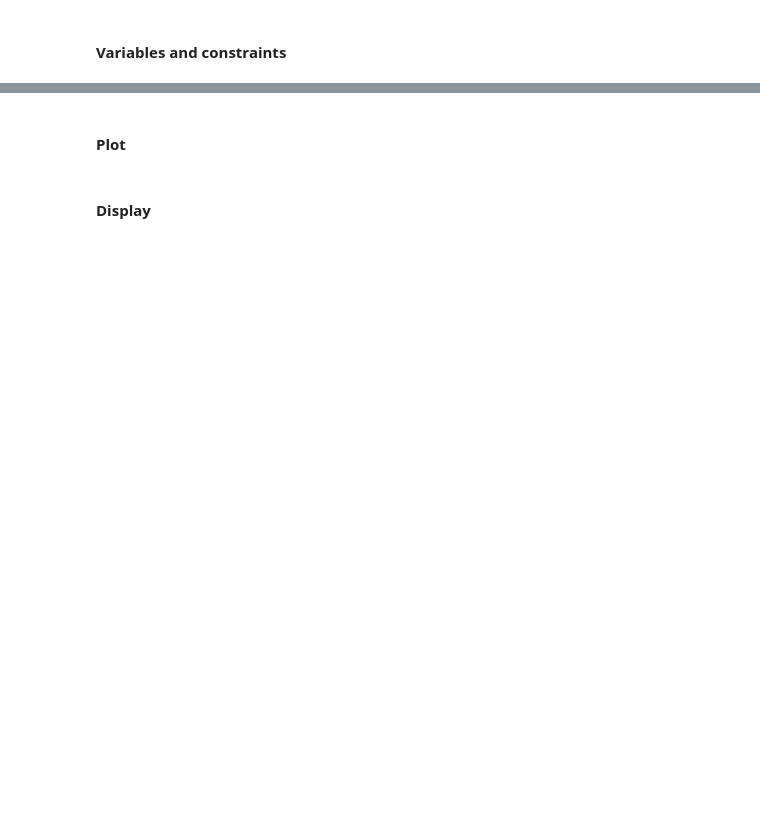
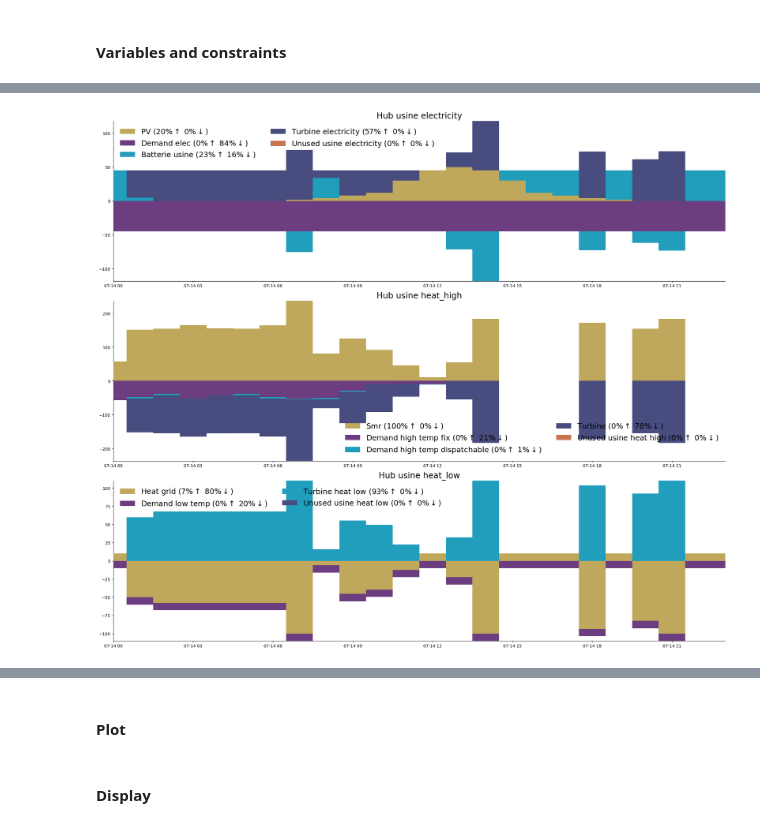
Before and after one commit to hortense-ronzani/EnerPyFlow, a Jupyter notebook: workflow.ipynb, the cells around one changed output, grey strips where cells are left out. Saved outputs shown, nothing was run; the diff lists cells and outputs as text; code cells hidden in the pictures; blank space fills up the shorter version.

```diff
--- a/workflow.ipynb
+++ b/workflow.ipynb
@@ -46,3 +44,7 @@ H.hubs
+# %%
+H.plot_hubs(save=False)
+# %% [output]
+[figure, added]
 # %%
 H.objective_value
 # %% [output]
```
Also changed, not shown: parts of 22 cells of this notebook, 2 other files.
